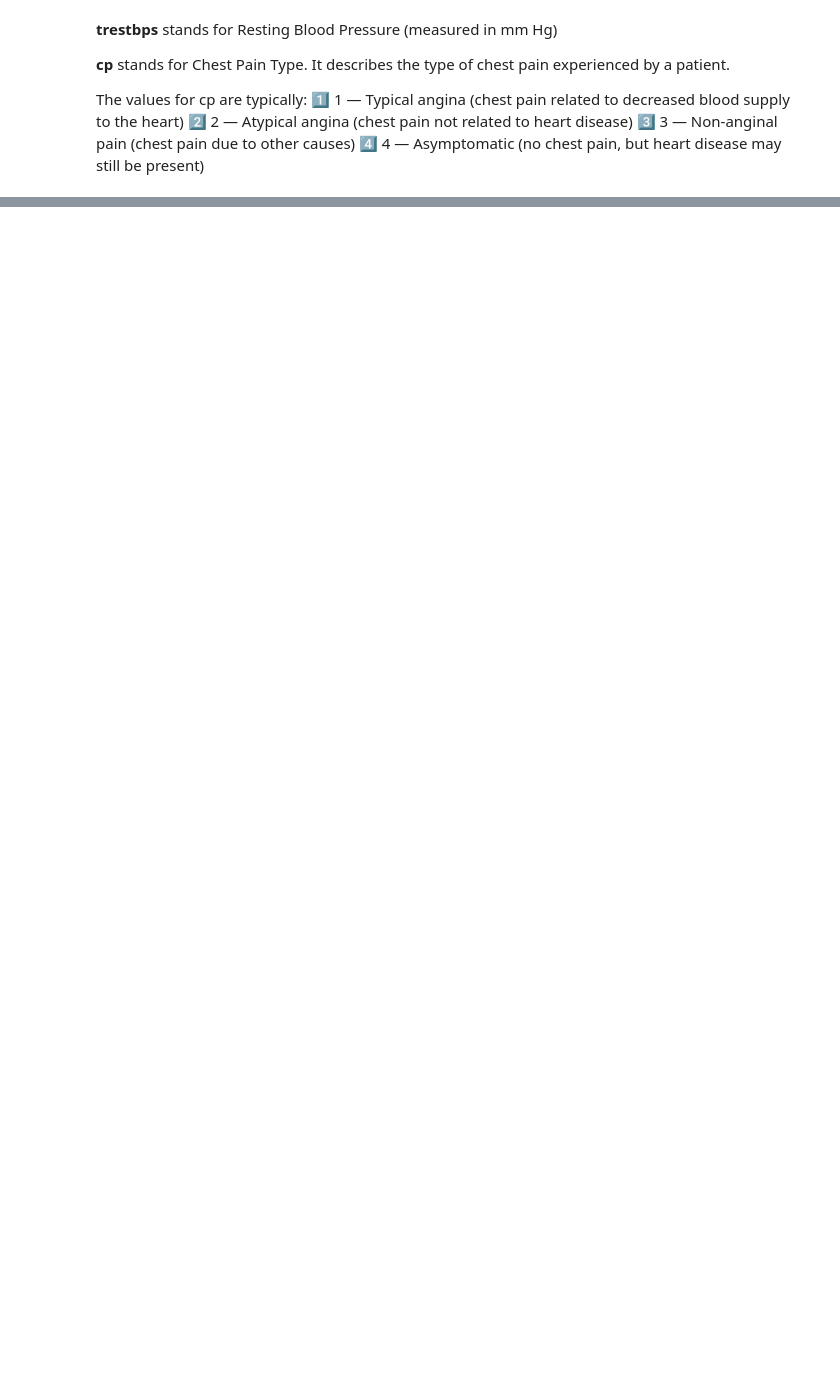
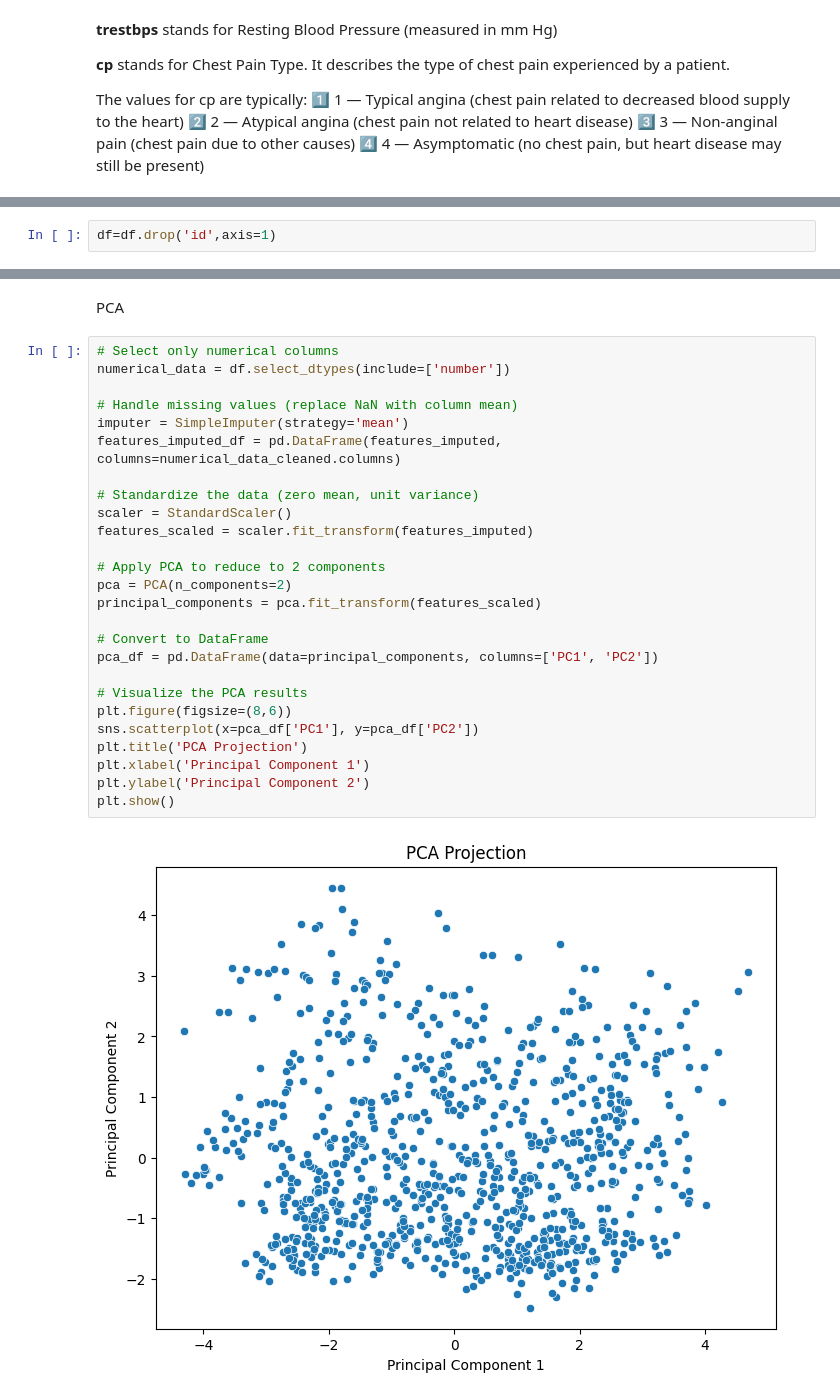
Before and after one commit to TyamanovaMargo/DI-Bootcamp, a Jupyter notebook: Predicting_Heart_Disease.ipynb, the cells around one changed output, grey strips where cells are left out. Saved outputs shown, nothing was run; the diff lists cells and outputs as text; blank space fills up the shorter version.

```diff
--- a/Predicting_Heart_Disease.ipynb
+++ b/Predicting_Heart_Disease.ipynb
@@ -34,0 +129,2 @@ The values for cp are typically:
+# %%
+df=df.drop('id',axis=1)
@@ -34,0 +260,30 @@ The values for cp are typically:
+# %% [markdown]
+PCA
+# %%
+# Select only numerical columns
+numerical_data = df.select_dtypes(include=['number'])
+
+# Handle missing values (replace NaN with column mean)
+imputer = SimpleImputer(strategy='mean')
+features_imputed_df = pd.DataFrame(features_imputed, columns=numerical_data_cleaned.columns)
+
+# Standardize the data (zero mean, unit variance)
+scaler = StandardScaler()
+features_scaled = scaler.fit_transform(features_imputed)
+
+# Apply PCA to reduce to 2 components
+pca = PCA(n_components=2)
+principal_components = pca.fit_transform(features_scaled)
+
+# Convert to DataFrame
+pca_df = pd.DataFrame(data=principal_components, columns=['PC1', 'PC2'])
+
+# Visualize the PCA results
+plt.figure(figsize=(8,6))
+sns.scatterplot(x=pca_df['PC1'], y=pca_df['PC2'])
+plt.title('PCA Projection')
+plt.xlabel('Principal Component 1')
+plt.ylabel('Principal Component 2')
+plt.show()
+# %% [output]
+[figure, added]
```
Also changed, not shown: parts of 35 cells of this notebook.
